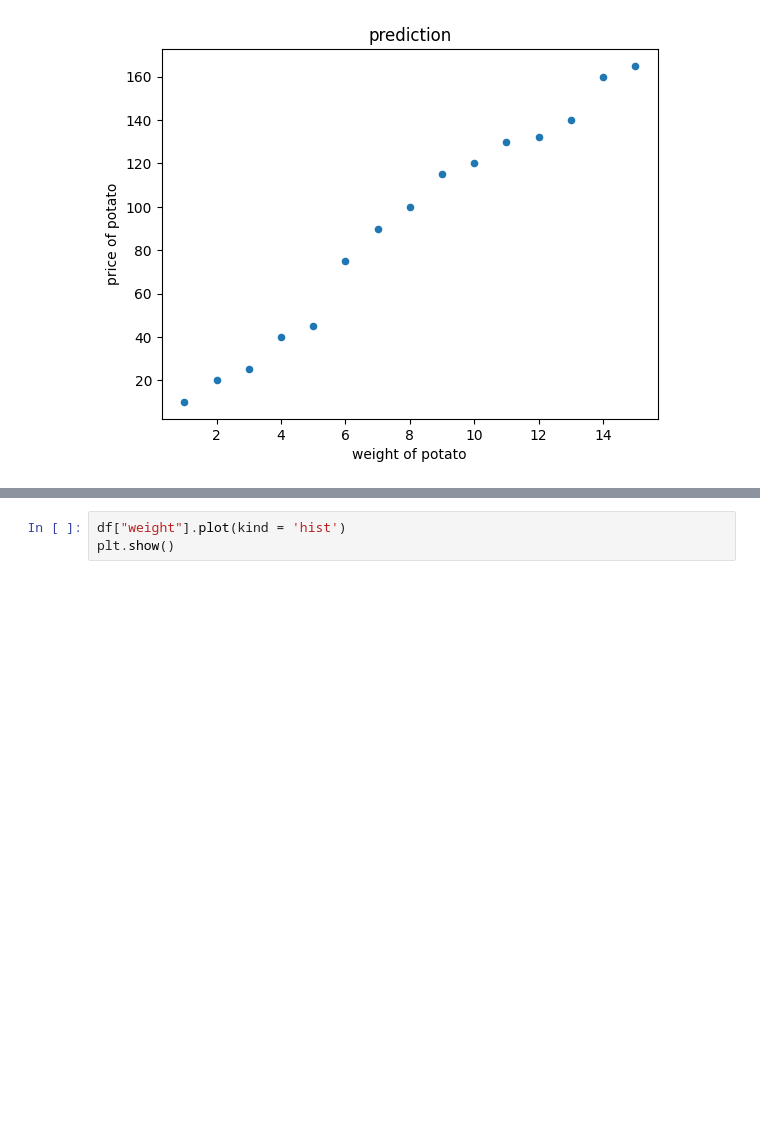
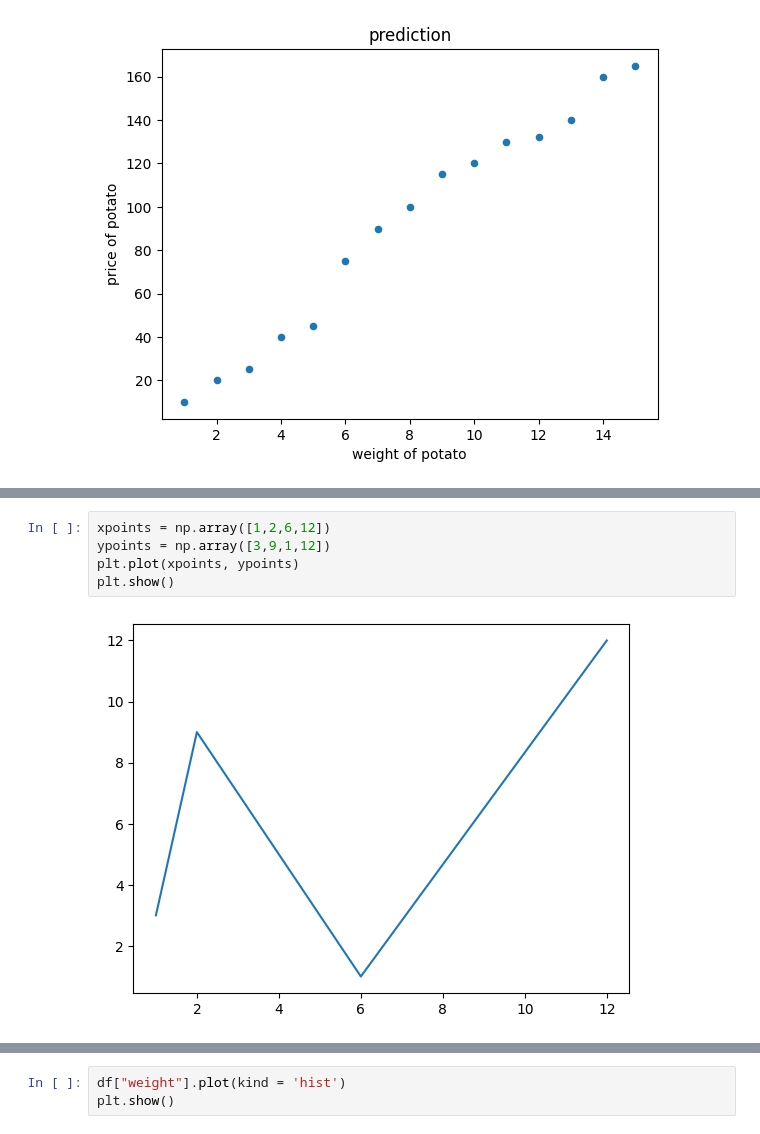
Before and after one commit to tabassum-laz/Artificial-Intelligence-Lab, a Jupyter notebook: AI_lab3.ipynb, the cells around one changed output, grey strips where cells are left out. Cells and saved outputs as stored; diff of their text form; blank space fills up the shorter version.

```diff
--- a/AI_lab3.ipynb
+++ b/AI_lab3.ipynb
@@ -74,0 +90,7 @@ plt.show()
+# %%
+xpoints = np.array([1,2,6,12])
+ypoints = np.array([3,9,1,12])
+plt.plot(xpoints, ypoints)
+plt.show()
+# %% [output]
+[figure, added]
```
Also changed, not shown: parts of 24 cells of this notebook.
